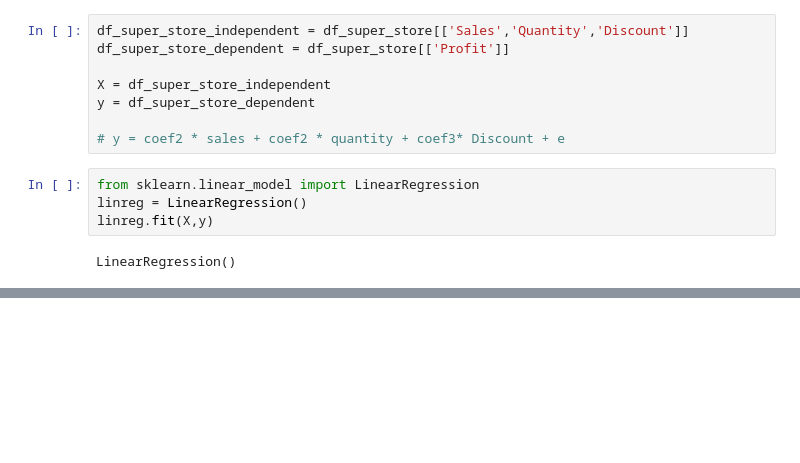
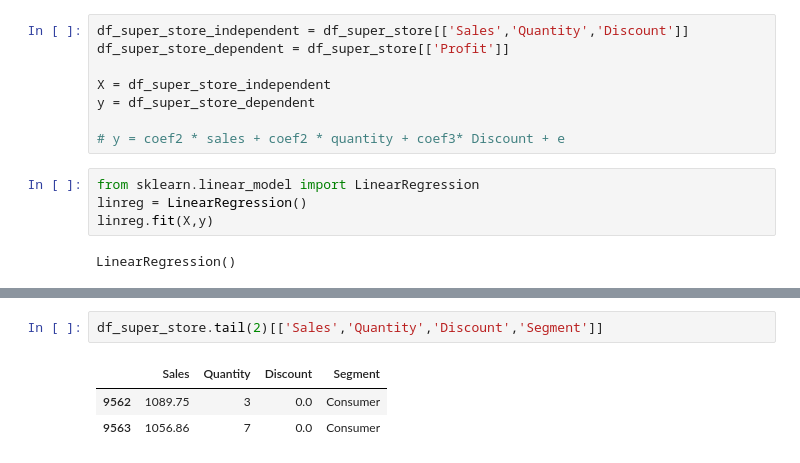
Before and after one commit to engmohamedsalah/AIMaster-Training, a Jupyter notebook: Building_an_AI_based_Application.ipynb, the cells around one changed output, grey strips where cells are left out. Cells and saved outputs as stored; diff of their text form; blank space fills up the shorter version.

```diff
--- a/Building_an_AI_based_Application.ipynb
+++ b/Building_an_AI_based_Application.ipynb
@@ -567,0 +733,6 @@ array([[36.94790277]])
+# %%
+df_super_store.tail(2)[['Sales','Quantity','Discount','Segment']]
+# %% [output]
+|  | Sales | Quantity | Discount | Segment |
+| 9562 | 1089.75 | 3 | 0.0 | Consumer |
+| 9563 | 1056.86 | 7 | 0.0 | Consumer |
```
Also changed, not shown: parts of 28 cells of this notebook.
